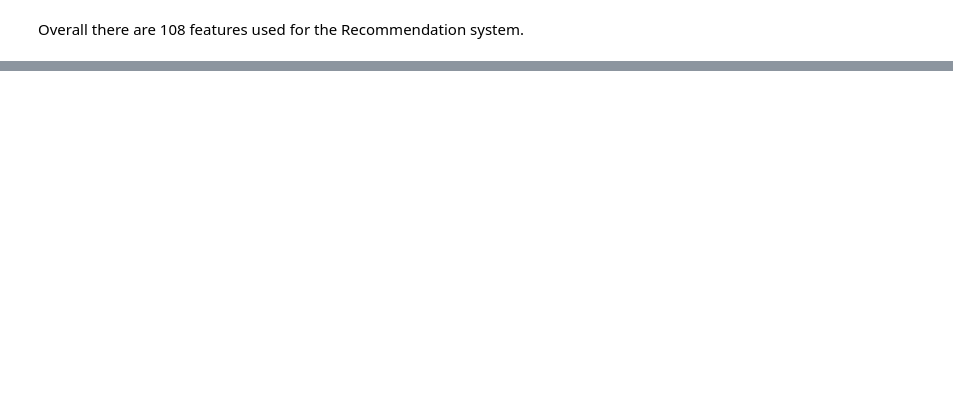
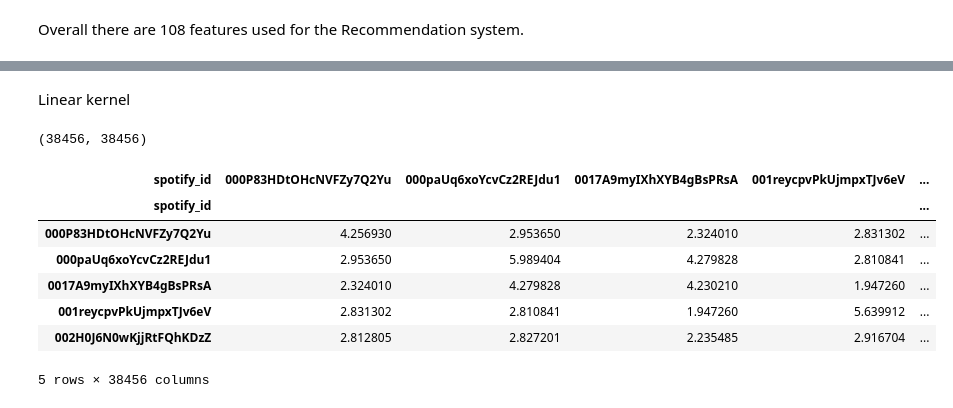
Before and after one commit to Jannis37/80s-recommender, a Jupyter notebook: recommender.ipynb, the cells around one changed output, grey strips where cells are left out. Drawn from its saved outputs; the diff is of its cells as text; code cells hidden in the pictures; blank space fills up the shorter version.

```diff
--- a/recommender.ipynb
+++ b/recommender.ipynb
@@ -121,3 +282,23 @@ cosine_similarity_df
+# %% [markdown]
+Linear kernel
+# %%
+linear_kernel_array = linear_kernel(ct_merged)
+# %%
+linear_kernel_array.shape
+# %% [output]
+(38456, 38456)
+# %%
+linear_kernel_df = pd.DataFrame(linear_kernel_array, index=ct_merged.index, columns=ct_merged.index)
+linear_kernel_df.head()
+# %% [output]
+| spotify_id | 000P83HDtOHcNVFZy7Q2Yu | 000paUq6xoYcvCz2REJdu1 | 0017A9myIXhXYB4gBsPRsA | 001reycpvPkUjmpxTJv6eV | ... |
+| spotify_id |  |  |  |  | ... |
+| 000P83HDtOHcNVFZy7Q2Yu | 4.256930 | 2.953650 | 2.324010 | 2.831302 | ... |
+| 000paUq6xoYcvCz2REJdu1 | 2.953650 | 5.989404 | 4.279828 | 2.810841 | ... |
+| 0017A9myIXhXYB4gBsPRsA | 2.324010 | 4.279828 | 4.230210 | 1.947260 | ... |
+| 001reycpvPkUjmpxTJv6eV | 2.831302 | 2.810841 | 1.947260 | 5.639912 | ... |
+| 002H0J6N0wKjjRtFQhKDzZ | 2.812805 | 2.827201 | 2.235485 | 2.916704 | ... |
+5 rows × 38456 columns
 # %%
 df.sort_values('popularity', ascending=False).head(10)
 # %%
```
Also changed, not shown: parts of 36 cells of this notebook, 3 other files.
